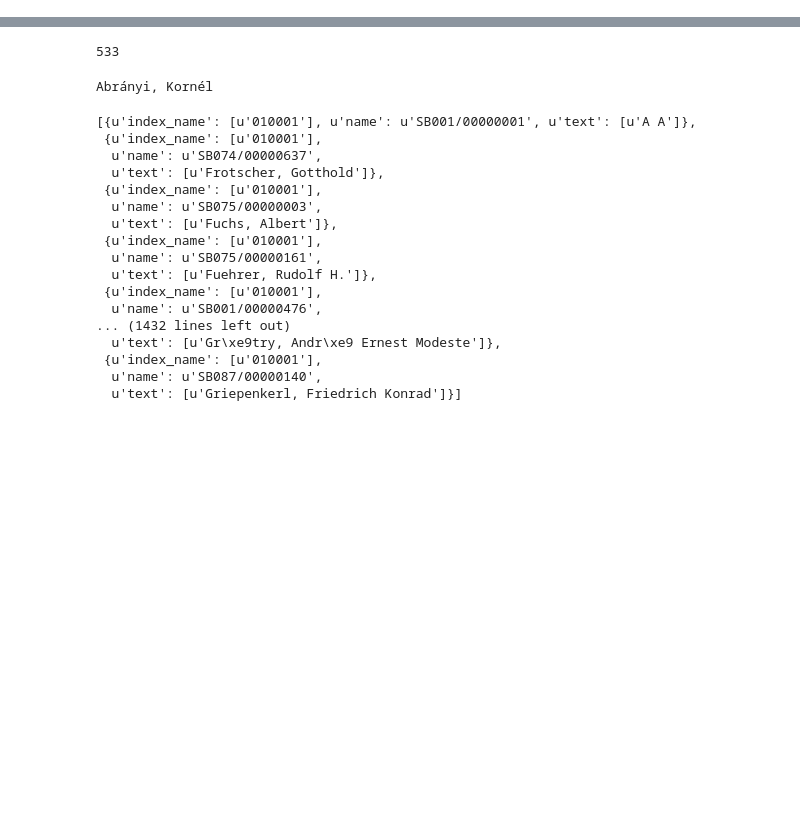
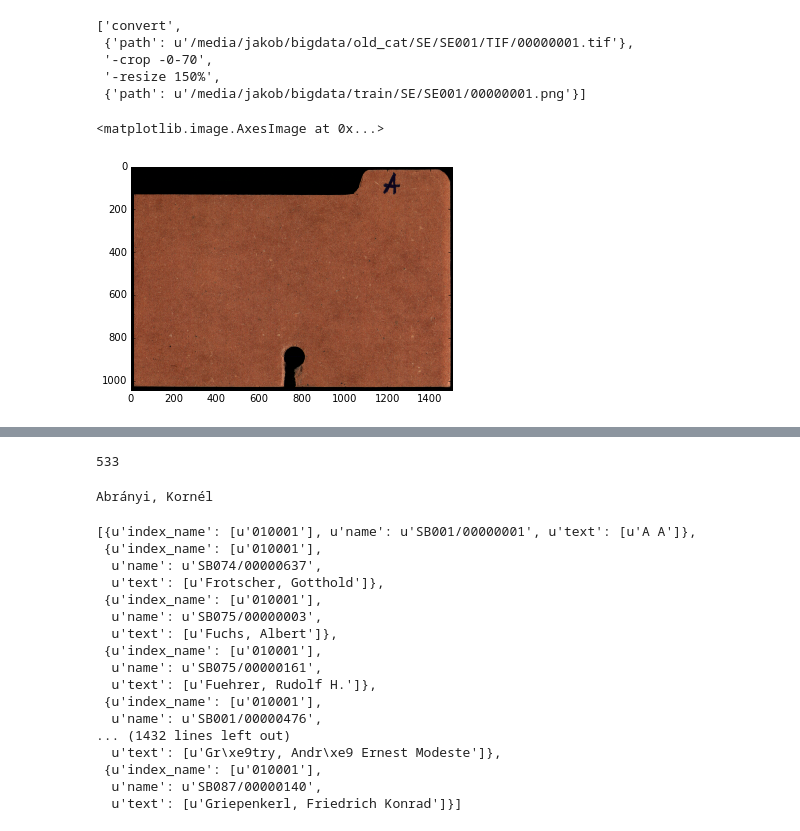
Before and after one commit to kaphka/catalog-ocr-test, a Jupyter notebook: filter_cards_with_text_index.ipynb, the cells around one changed output, grey strips where cells are left out. Cells and saved outputs as stored; diff of their text form; code cells hidden in the pictures; blank space fills up the shorter version.

```diff
--- a/filter_cards_with_text_index.ipynb
+++ b/filter_cards_with_text_index.ipynb
@@ -84,0 +119,13 @@ u'Bote Bock Jahre hundertfuenfundzwanzig'
+# %%
+crop_resize(*old_to_index[0])
+# %% [output]
+['convert',
+ {'path': u'/media/jakob/bigdata/old_cat/SE/SE001/TIF/00000001.tif'},
+ '-crop -0-70',
+ '-resize 150%',
+ {'path': u'/media/jakob/bigdata/train/SE/SE001/00000001.png'}]
+# %%
+plt.imshow(plt.imread('/media/jakob/bigdata/train/SE/SE001/00000001.png'))
+# %% [output]
+<matplotlib.image.AxesImage at 0x...>
+[figure, added]
```
Also changed, not shown: parts of 35 cells of this notebook, 27 other files.
